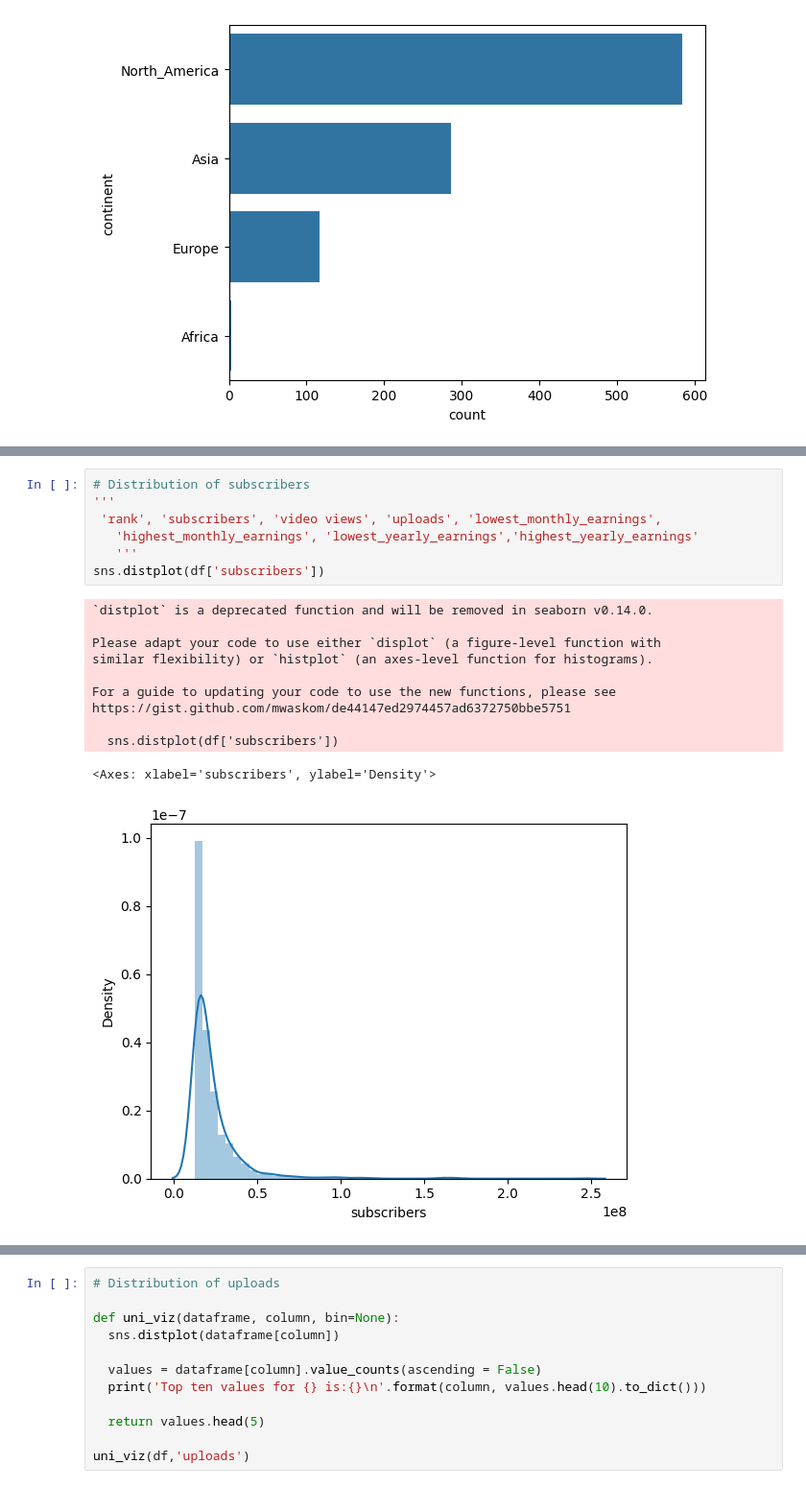
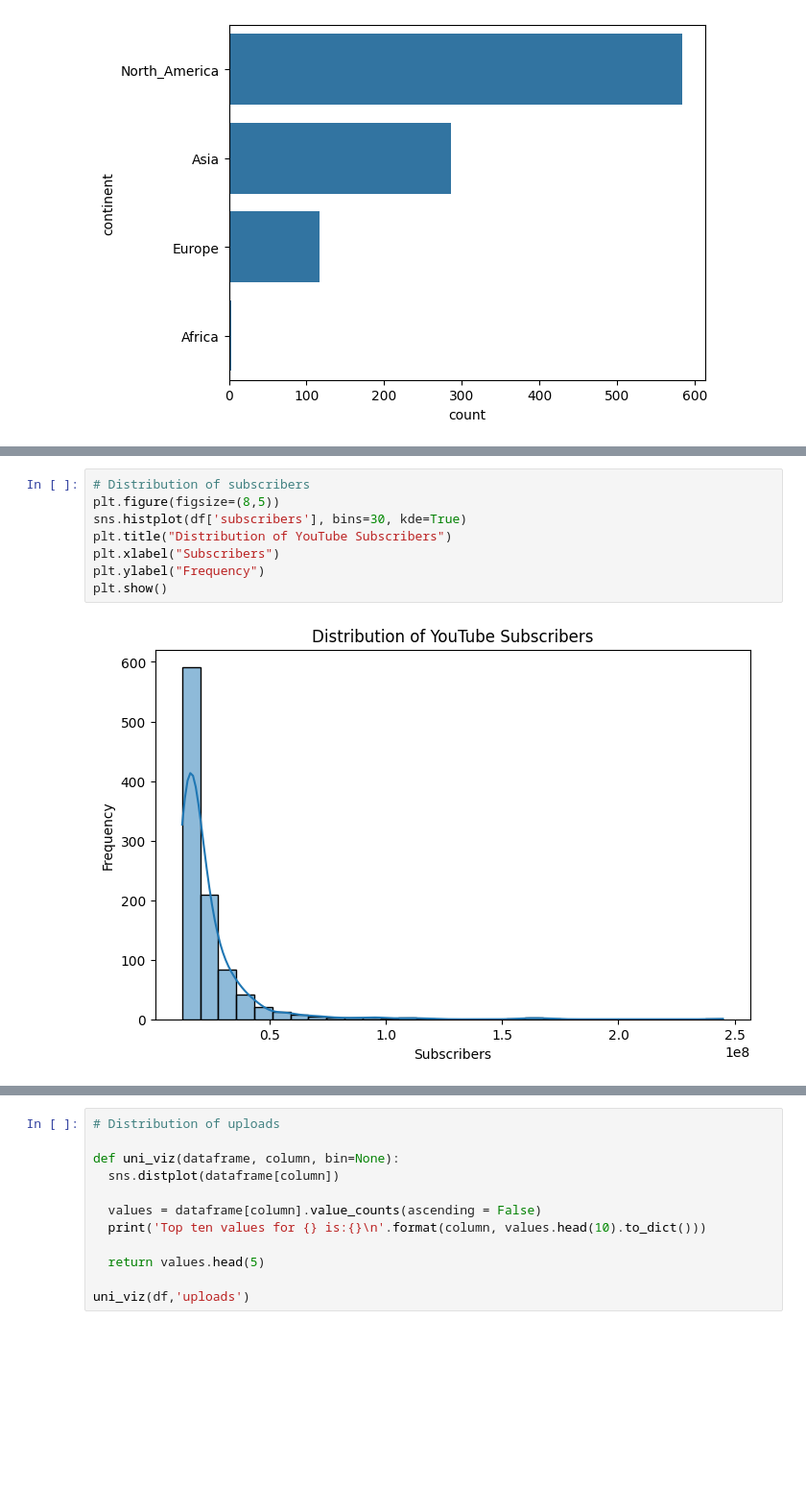
Before and after one commit to MercyMburu/PYDATA_CAPSTONE, a Jupyter notebook: Youtubestats.ipynb, the cells around one changed output, grey strips where cells are left out. Shown at 96% size. Drawn from its saved outputs; the diff is of its cells as text; blank space fills up the shorter version.

```diff
--- a/Youtubestats.ipynb
+++ b/Youtubestats.ipynb
@@ -397,19 +331,10 @@ Name: highest_yearly_earnings, dtype: float64
-# %%
-# Distribution of subscribers
-'''
- 'rank', 'subscribers', 'video views', 'uploads', 'lowest_monthly_earnings',
-   'highest_monthly_earnings', 'lowest_yearly_earnings','highest_yearly_earnings'
-   '''
-sns.distplot(df['subscribers'])
-# %% [output]
-`distplot` is a deprecated function and will be removed in seaborn v0.14.0.
-
-Please adapt your code to use either `displot` (a figure-level function with
-similar flexibility) or `histplot` (an axes-level function for histograms).
-
-For a guide to updating your code to use the new functions, please see
-https://gist.github.com/mwaskom/de44147ed2974457ad6372750bbe5751
-
-  sns.distplot(df['subscribers'])
-<Axes: xlabel='subscribers', ylabel='Density'>
-[figure, removed]
+# %%
+# Distribution of subscribers
+plt.figure(figsize=(8,5))
+sns.histplot(df['subscribers'], bins=30, kde=True)
+plt.title("Distribution of YouTube Subscribers")
+plt.xlabel("Subscribers")
+plt.ylabel("Frequency")
+plt.show()
+# %% [output]
+[figure, added]
```
Also changed, not shown: parts of 14 cells of this notebook.
